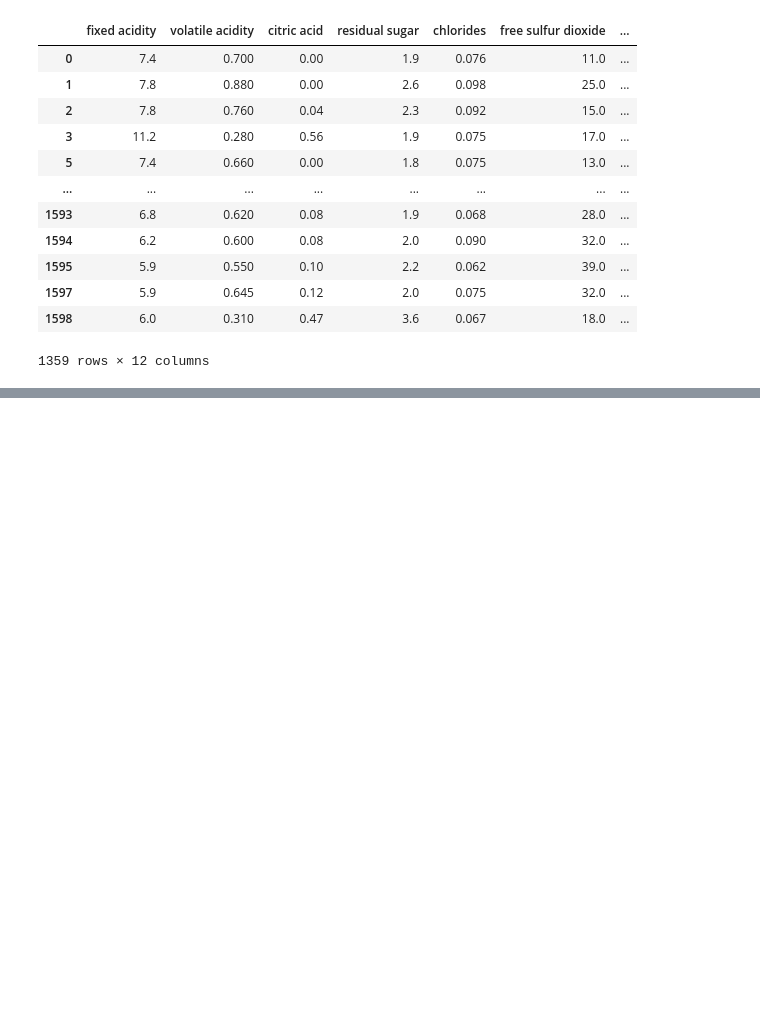
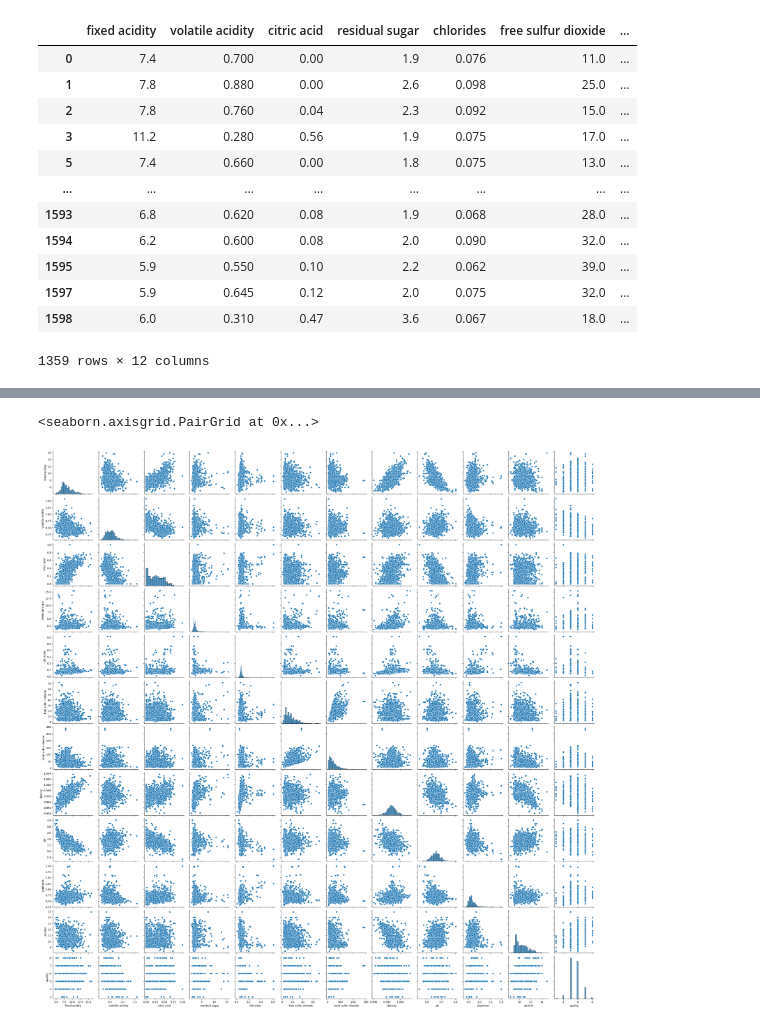
Before and after one commit to tahaftm/Udemy-ML, a Jupyter notebook: Lectures/EDA and feature engineering/red wine EDA.ipynb, the cells around one changed output, grey strips where cells are left out. Saved outputs shown, nothing was run; the diff lists cells and outputs as text; code cells hidden in the pictures; blank space fills up the shorter version.

```diff
--- a/Lectures/EDA and feature engineering/red wine EDA.ipynb
+++ b/Lectures/EDA and feature engineering/red wine EDA.ipynb
@@ -129,0 +167,5 @@ data
+# %%
+sns.pairplot(data)
+# %% [output]
+<seaborn.axisgrid.PairGrid at 0x...>
+[figure, added]
```
Also changed, not shown: parts of 7 cells of this notebook.
